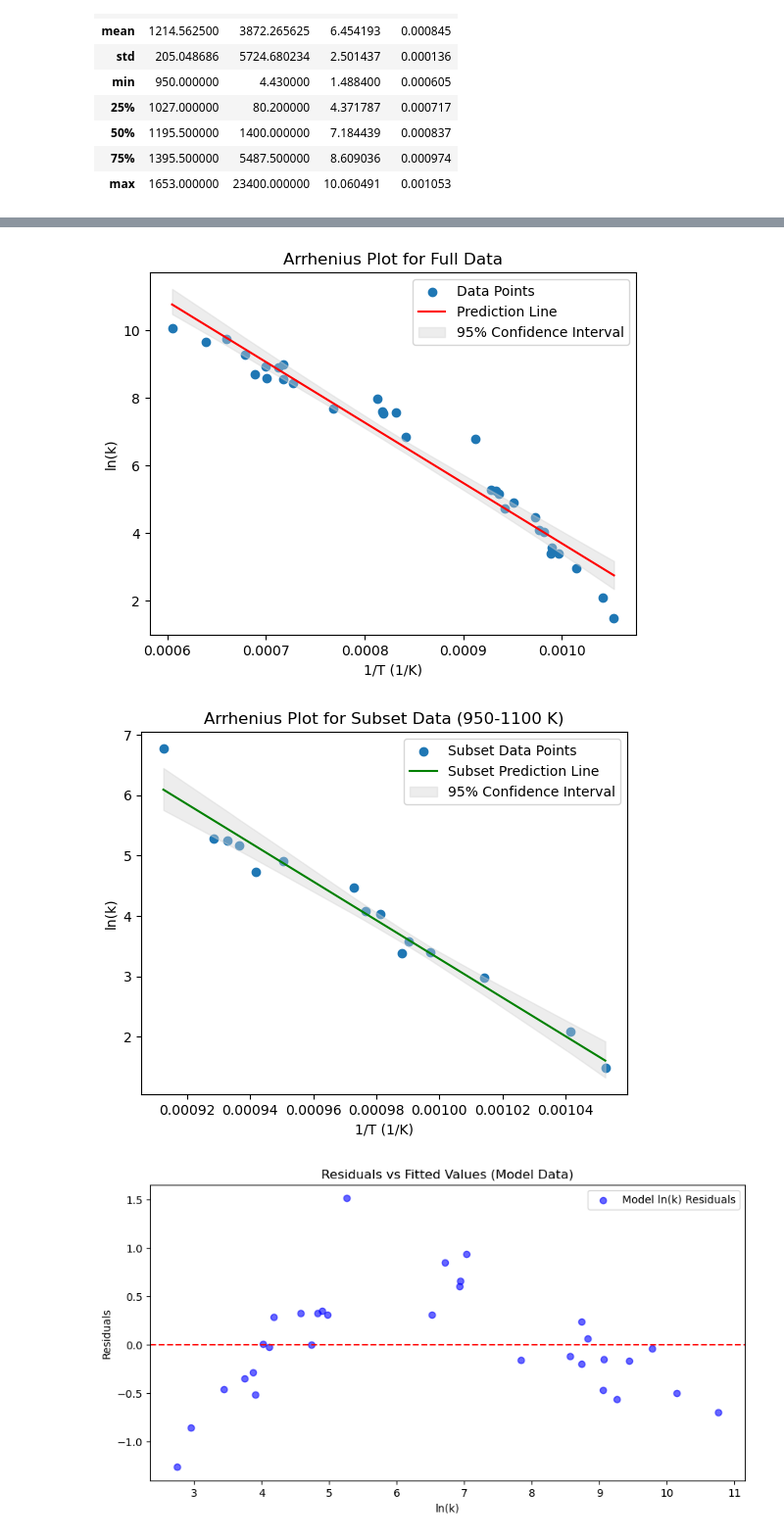
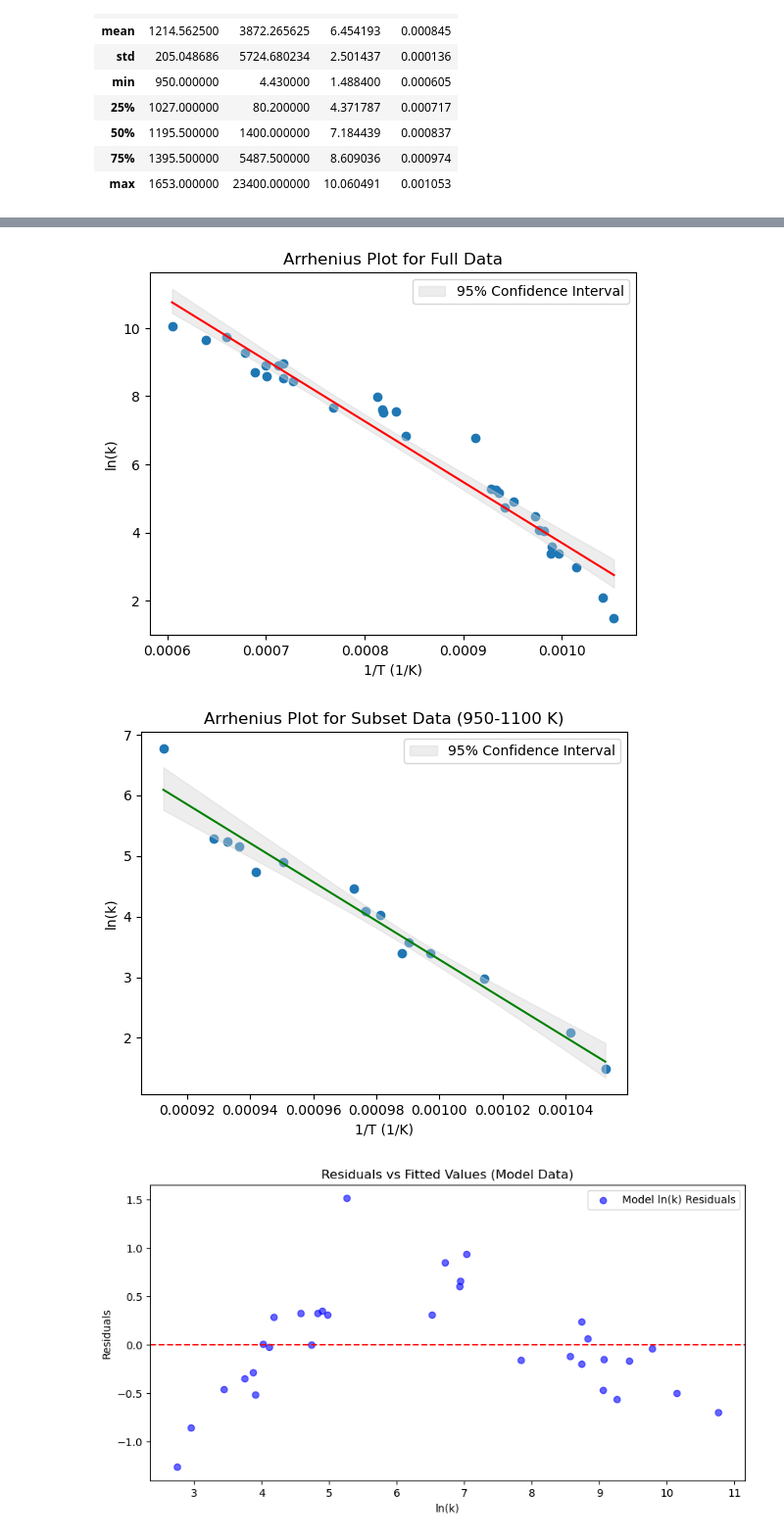
Before and after one commit to nickhardman3/y3_DataScience_Assignment1, a Jupyter notebook: Assignment1.ipynb, the cells around one changed output, grey strips where cells are left out. Shown at 98% size. Cells and saved outputs as stored; diff of their text form; code cells hidden in the pictures.

```diff
--- a/Assignment1.ipynb
+++ b/Assignment1.ipynb
@@ -62,26 +73,26 @@ Subset Dataset: Activation Energy (Ea) = 265.74 kJ/mol, Pre-exponential Factor (
 # %%
 n_iterations = 1000 #amount of iterations of the data to allow for bootstrapping
 preds = [] #empty list of predictions
 
 for i in range(n_iterations):
     x_resample, y_resample = resample(x, y)
     model_bootstrap = LinearRegression().fit(x_resample, y_resample) #models the resampled data
     preds.append(model_bootstrap.predict(x).flatten()) #adds to teh prediction list
 
 preds = np.array(preds)
 lower = np.percentile(preds, 2.5, axis=0)
 upper = np.percentile(preds, 97.5, axis=0) #obtaining the 95% confidence interval
 
-plt.scatter(A1['1/T'], A1['ln_k'], label="Data Points")
-plt.plot(A1['1/T'], y_pred, color='red', label='Prediction Line')
+plt.scatter(A1['1/T'], A1['ln_k'])
+plt.plot(A1['1/T'], y_pred, color='red')
 plt.fill_between(A1['1/T'], lower, upper, color='lightgrey', alpha=0.4, label="95% Confidence Interval")
 plt.xlabel('1/T (1/K)')
 plt.ylabel('ln(k)')
 plt.legend()
 plt.title('Arrhenius Plot for Full Data')
 plt.show() #scatter graph containing data plots from dataframe and modelled prediction line, with bootstrapped confidence interval
 # %% [output]
-[figure, old version]
+[figure, new version]
 # %%
 preds_subset = [] #exact same as above but with subset data
 
@@ -94,8 +105,8 @@ preds_subset = np.array(preds_subset)
 lower_subset = np.percentile(preds_subset, 2.5, axis=0)
 upper_subset = np.percentile(preds_subset, 97.5, axis=0)
 
-plt.scatter(x_subset, y_subset, label="Subset Data Points")
-plt.plot(x_subset, y_pred_subset, color='green', label='Subset Prediction Line')
+plt.scatter(x_subset, y_subset)
+plt.plot(x_subset, y_pred_subset, color='green')
 plt.fill_between(x_subset.values.flatten(), lower_subset, upper_subset, color='lightgrey', alpha=0.4, label="95% Confidence Interval")
 plt.xlabel('1/T (1/K)')
 plt.ylabel('ln(k)')
@@ -103,7 +114,7 @@ plt.legend()
 plt.title('Arrhenius Plot for Subset Data (950-1100 K)')
 plt.show()
 # %% [output]
-[figure, old version]
+[figure, new version]
 # %%
 residuals = y - y_pred
 residuals_subset = y_subset - y_pred_subset #creates residuals by minusing predicted values from actual values
```
Also changed, not shown: parts of 1 cell of this notebook.
